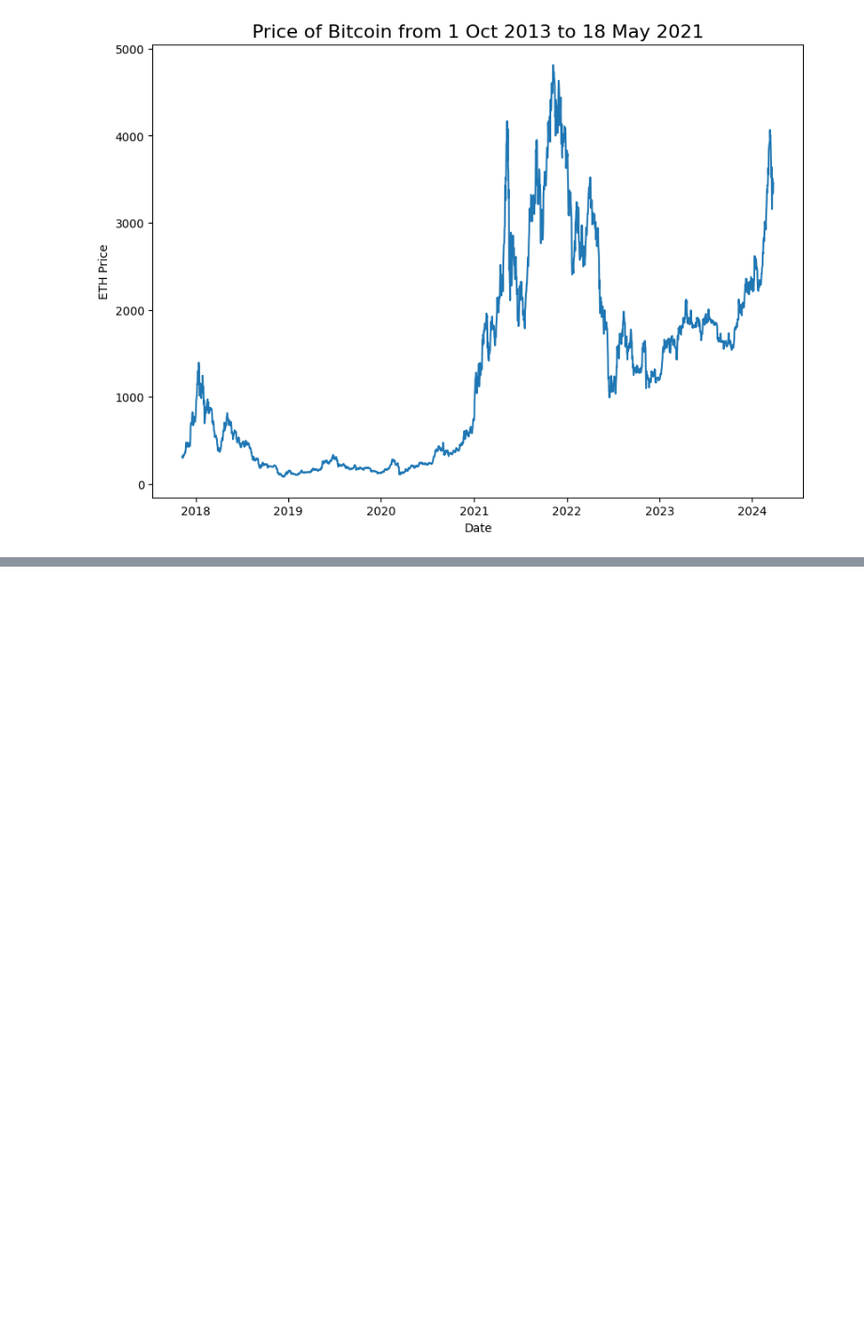
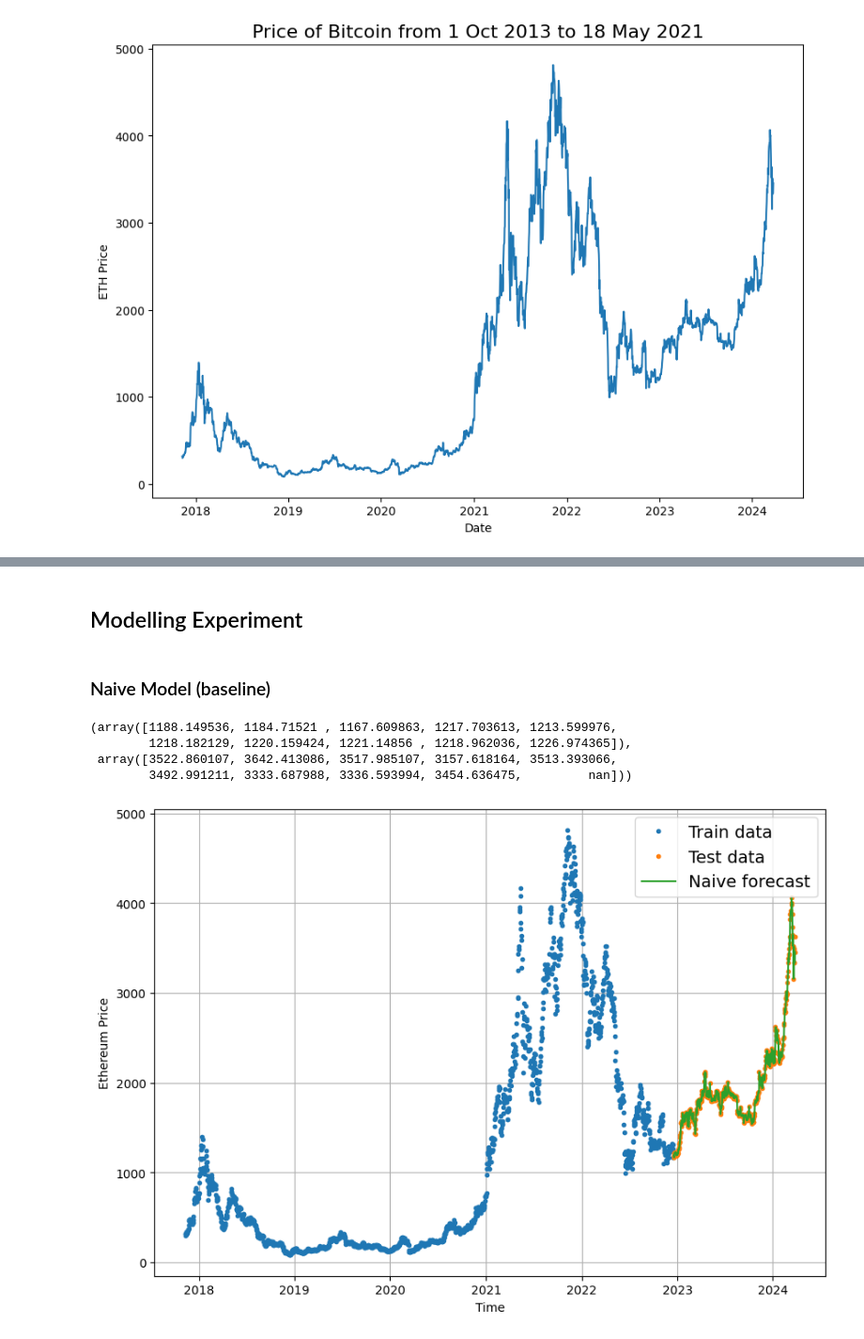
Before and after one commit to AyushSrivastava27/EthVision, a Jupyter notebook: EthVision.ipynb, the cells around one changed output, grey strips where cells are left out. Shown: that part at 94% size. Drawn from its saved outputs; the diff is of its cells as text; code cells hidden in the pictures; blank space fills up the shorter version.

```diff
--- a/EthVision.ipynb
+++ b/EthVision.ipynb
@@ -131,0 +184,19 @@ plt.ylabel("ETH Price");
+# %% [markdown]
+## Modelling Experiment
+# %% [markdown]
+### Naive Model (baseline)
+# %%
+naive_forecast = y_test[:-1]
+naive_forecast[:10], naive_forecast[-10:]
+# %% [output]
+(array([1188.149536, 1184.71521 , 1167.609863, 1217.703613, 1213.599976,
+        1218.182129, 1220.159424, 1221.14856 , 1218.962036, 1226.974365]),
+ array([3522.860107, 3642.413086, 3517.985107, 3157.618164, 3513.393066,
+        3492.991211, 3333.687988, 3336.593994, 3454.636475,         nan]))
+# %%
+plt.figure(figsize= (10, 7))
+plot_time_series(timesteps= X_train, values= y_train, label= "Train data")
+plot_time_series(timesteps= X_test, values= y_test, label= "Test data")
+plot_time_series(timesteps= X_test[1:], values= naive_forecast, format= "-", label= "Naive forecast");
+# %% [output]
+[figure, added]
```
Also changed, not shown: parts of 10 cells of this notebook.
